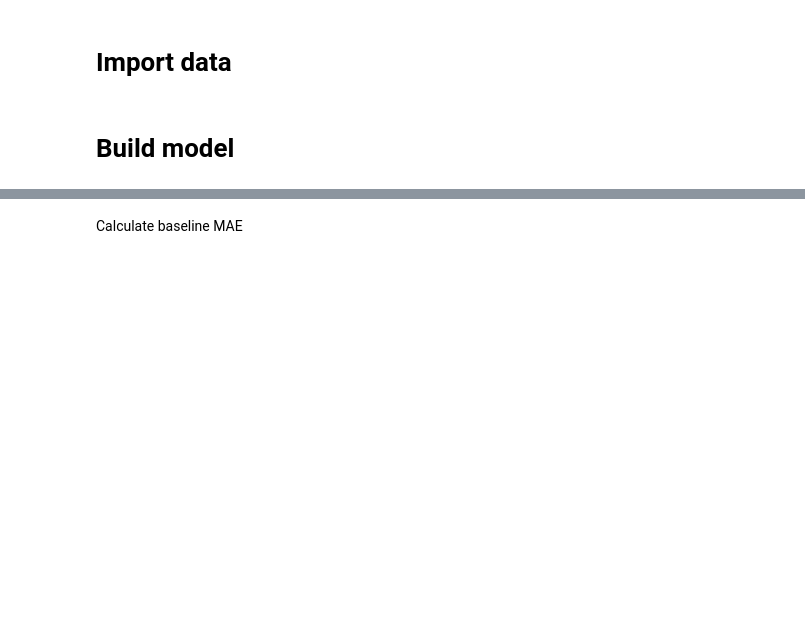
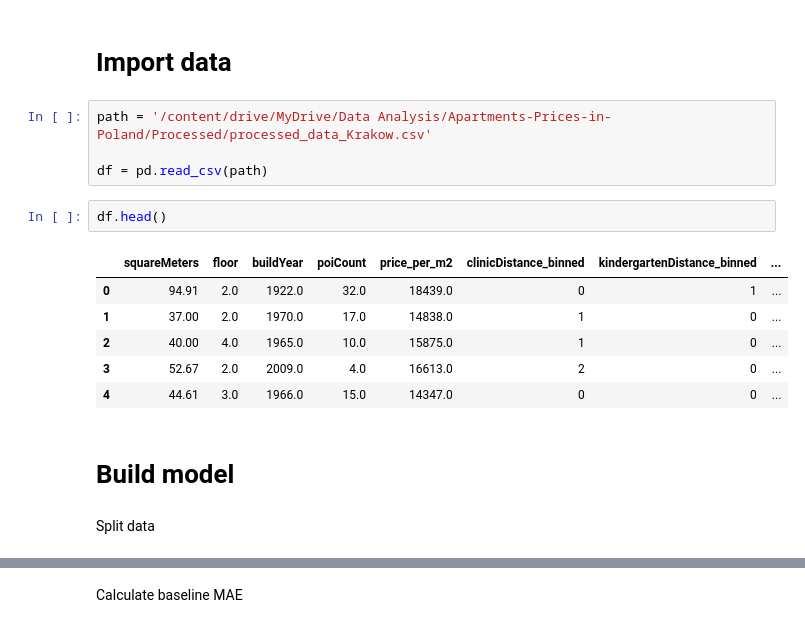
Before and after one commit to turekmagdalena/DataScienceProjects, a Jupyter notebook: Apartment_Prices_in_Poland/notebooks/2_model_training_and_evaluation.ipynb, the cells around one changed output, grey strips where cells are left out. Cells and saved outputs as stored; diff of their text form; blank space fills up the shorter version.

```diff
--- a/Apartment_Prices_in_Poland/notebooks/2_model_training_and_evaluation.ipynb
+++ b/Apartment_Prices_in_Poland/notebooks/2_model_training_and_evaluation.ipynb
@@ -38,5 +23,20 @@ import warnings
 warnings.filterwarnings('ignore')
 # %% [markdown]
 # Import data
+# %%
+path = '/content/drive/MyDrive/Data Analysis/Apartments-Prices-in-Poland/Processed/processed_data_Krakow.csv'
+
+df = pd.read_csv(path)
+# %%
+df.head()
+# %% [output]
+|  | squareMeters | floor | buildYear | poiCount | price_per_m2 | clinicDistance_binned | kindergartenDistance_binned | ... |
+| 0 | 94.91 | 2.0 | 1922.0 | 32.0 | 18439.0 | 0 | 1 | ... |
+| 1 | 37.00 | 2.0 | 1970.0 | 17.0 | 14838.0 | 1 | 0 | ... |
+| 2 | 40.00 | 4.0 | 1965.0 | 10.0 | 15875.0 | 1 | 0 | ... |
+| 3 | 52.67 | 2.0 | 2009.0 | 4.0 | 16613.0 | 2 | 0 | ... |
+| 4 | 44.61 | 3.0 | 1966.0 | 15.0 | 14347.0 | 0 | 0 | ... |
 # %% [markdown]
 # Build model
+# %% [markdown]
+Split data
```
Also changed, not shown: parts of 42 cells of this notebook, 2 other files.
